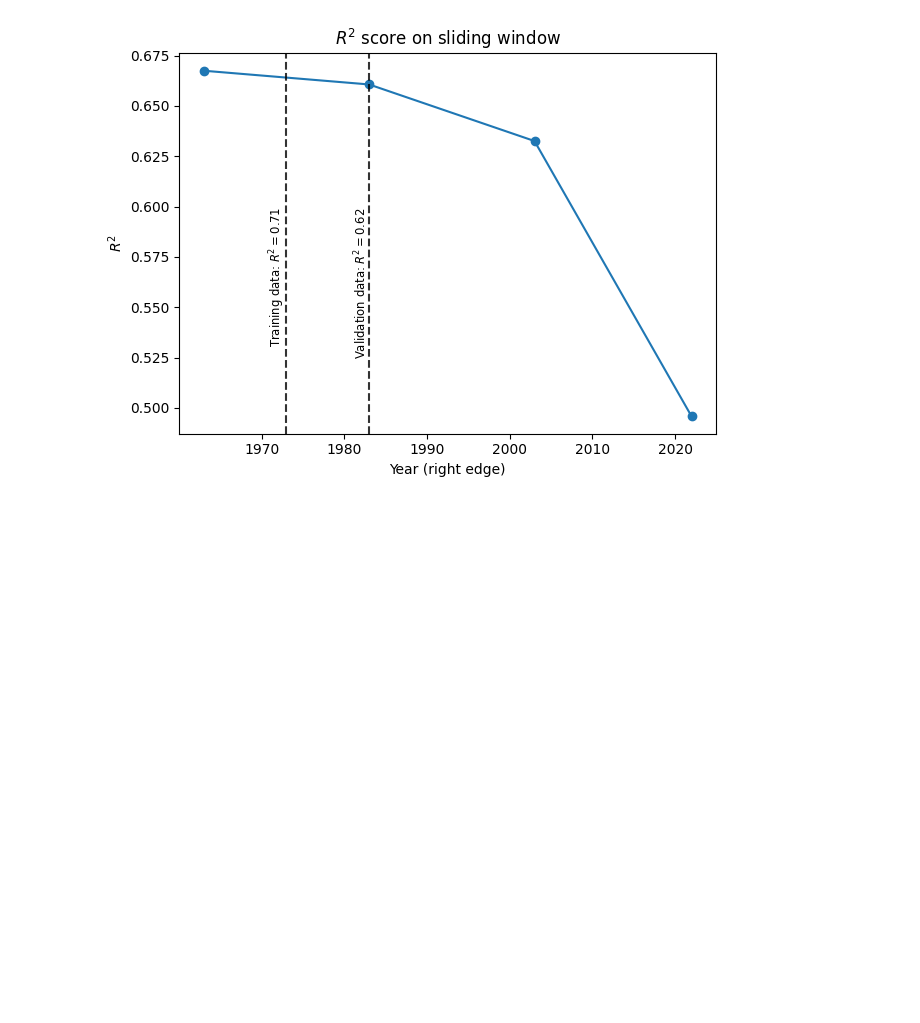
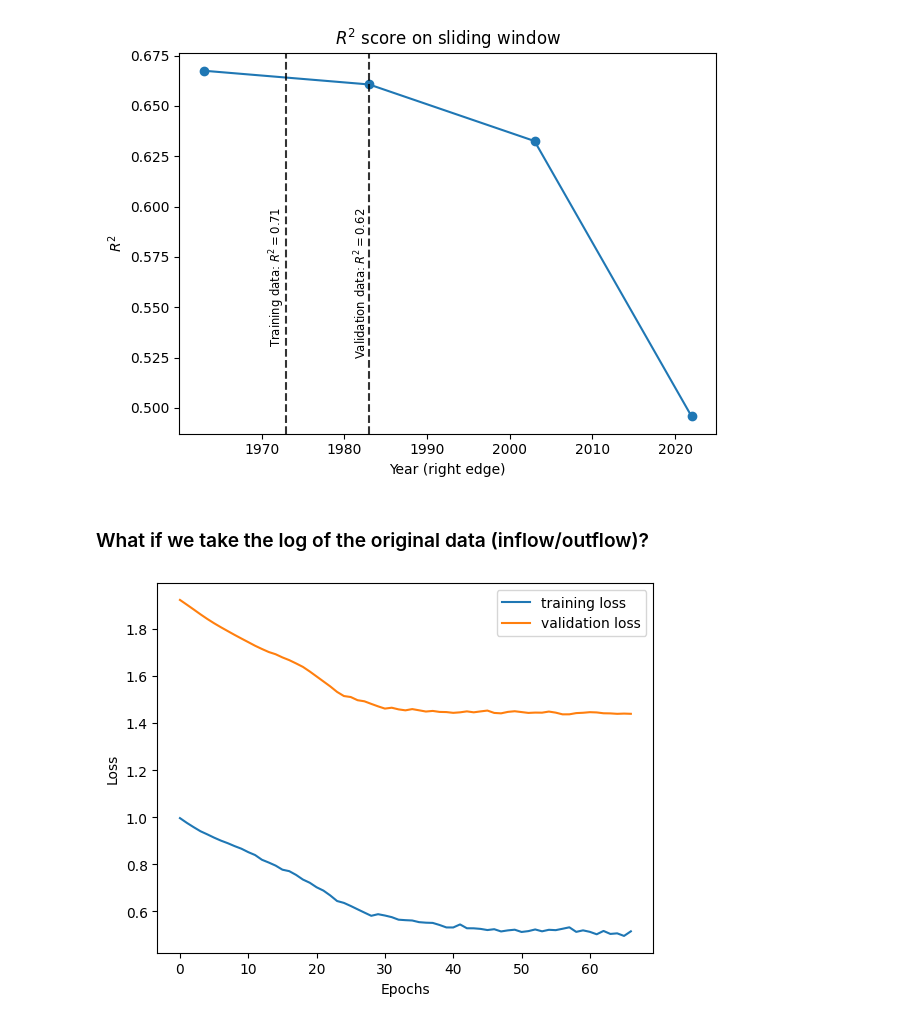
Before and after one commit to Matt2371/DL-reservoir-modeling, a Jupyter notebook: experiments/8_shasta_data_dist.ipynb, the cells around one changed output. Cells and saved outputs as stored; diff of their text form; code cells hidden in the pictures; blank space fills up the shorter version.

Commit message:
Update 8_shasta_data_dist.ipynb
- added log transform experiment

```diff
--- a/experiments/8_shasta_data_dist.ipynb
+++ b/experiments/8_shasta_data_dist.ipynb
@@ -359,3 +367,43 @@ plt.tight_layout()
 plt.show()
 # %% [output]
 [figure]
+# %% [markdown]
+### What if we take the log of the original data (inflow/outflow)?
+# %%
+# Run data processing pipeline
+left_window = '1944-01-01'
+right_window = '1983-12-31'
+train_frac = 0.75
+val_frac = 0.25
+result_log = data_processing(name='Shasta', transform_type='standardize', left=left_window,
+                             right=right_window, train_frac=train_frac, val_frac=val_frac,
+                             log_names=['inflow', 'outflow', 'storage'])
+# Create PyTorch dataset and dataloader
+dataset_train_log, dataset_val_log = (TensorDataset(*result_log[0]), TensorDataset(*result_log[1]))
+# shuffle = False to preserve time order
+dataloader_train_log, dataloader_val_log = (DataLoader(dataset_train_log, batch_size=1, shuffle=False),
+                                                    DataLoader(dataset_val_log, batch_size=1, shuffle=False))
+# %%
+# Instantiate model
+input_size = 2
+hidden_size1 = 10
+hidden_size2 = 10
+output_size = 1
+dropout_prob = 0.3
+num_layers = 1
+
+torch.manual_seed(0)
+model_log = LSTMModel1_opt(input_size=input_size, hidden_size1=hidden_size1,
+                            hidden_size2=hidden_size2, output_size=output_size, num_layers=num_layers, dropout_prob=dropout_prob)
+criterion = nn.MSELoss()
+optimizer = optim.Adam(model_log.parameters(), lr=0.001)
+# %%
+# Run training loop
+train_losses_log, val_losses_log = training_loop(model=model_log, criterion=criterion, optimizer=optimizer,
+                                        patience=10, dataloader_train=dataloader_train_log,
+                                        dataloader_val=dataloader_val_log, epochs=1000)
+# Plot train/validation plot
+plot_train_val(train_losses=train_losses_log, val_losses=val_losses_log)
+plt.show()
+# %% [output]
+[figure, added]
```
Also changed, not shown: parts of 3 cells of this notebook.
